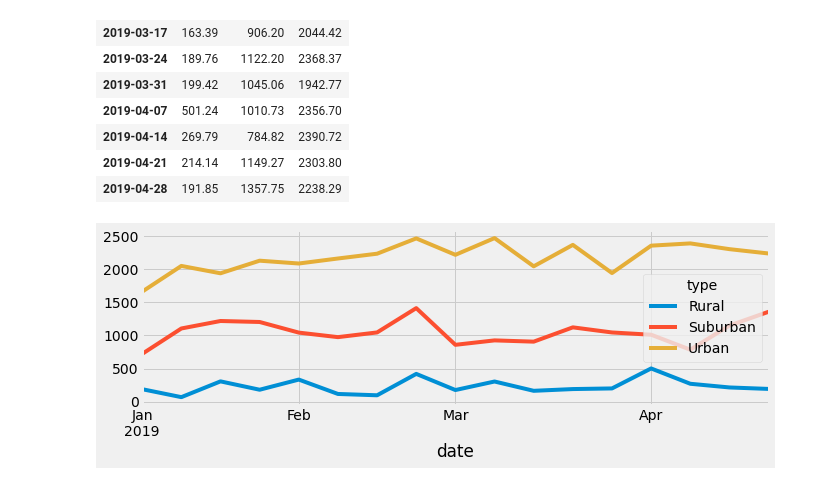
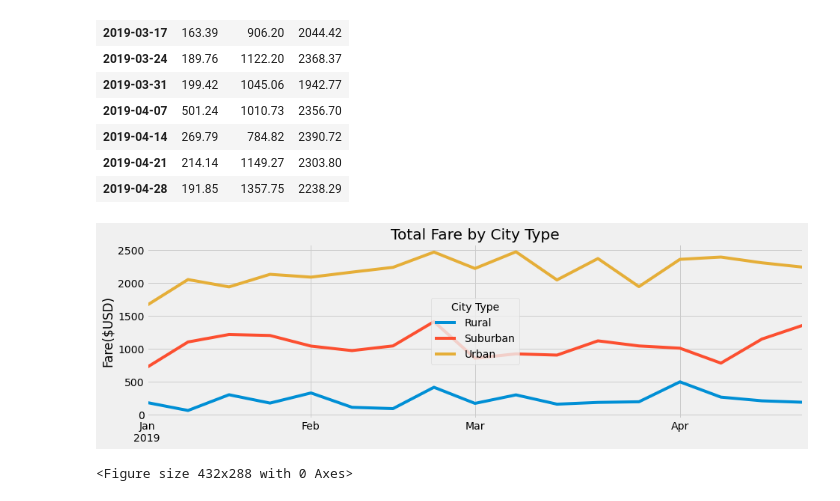
Before and after one commit to adbauer06/PyBer_Analysis, a Jupyter notebook: PyBer_Challenge.ipynb, the cells around one changed output. Drawn from its saved outputs; the diff is of its cells as text; code cells hidden in the pictures.

Commit message:
Challenge code and graph

```diff
--- a/PyBer_Challenge.ipynb
+++ b/PyBer_Challenge.ipynb
@@ -240,10 +240,19 @@ fares_by_week
 | 2019-04-28 | 191.85 | 1357.75 | 2238.29 |
 # %%
 # 8. Using the object-oriented interface method, plot the resample DataFrame using the df.plot() function.
-fares_by_week.plot(kind="line",figsize=(10,3))
+weekly_fares = fares_by_week.plot(kind="line",figsize=(14,4))
 # Import the style from Matplotlib.
 from matplotlib import style
 # Use the graph style fivethirtyeight.
 style.use('fivethirtyeight')
+weekly_fares.set_ylabel("Fare($USD)")
+weekly_fares.set_title("Total Fare by City Type")
+weekly_fares.legend(title = "City Type", loc = "center")
+weekly_fares.set_xlabel("")
+plt.savefig("analysis/Fare_By_City_Type.png")
+
+plt.show()
+plt.tight_layout()
 # %% [output]
-[figure, old version]
+[figure, new version]
+<Figure size 432x288 with 0 Axes>
```
Also changed, not shown: 1 other file.
